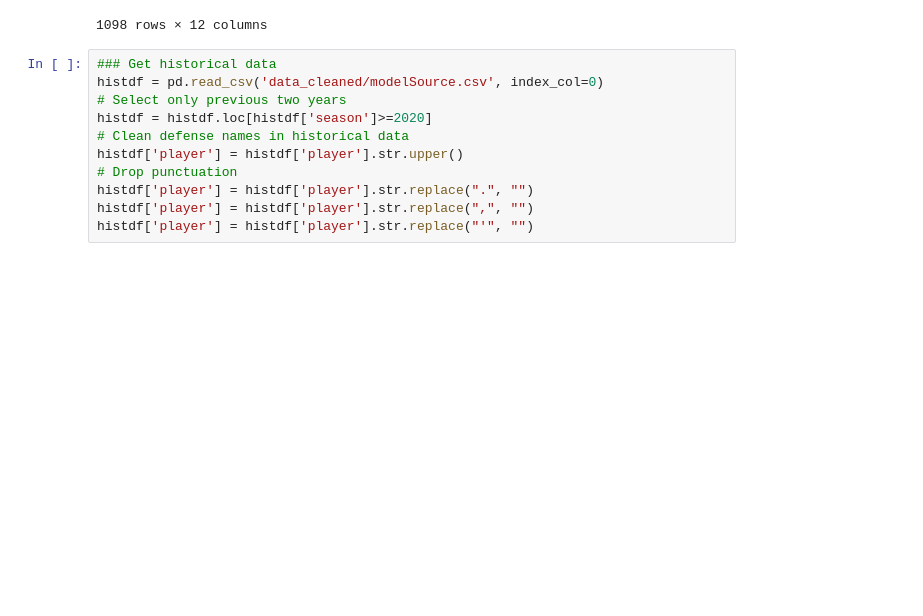
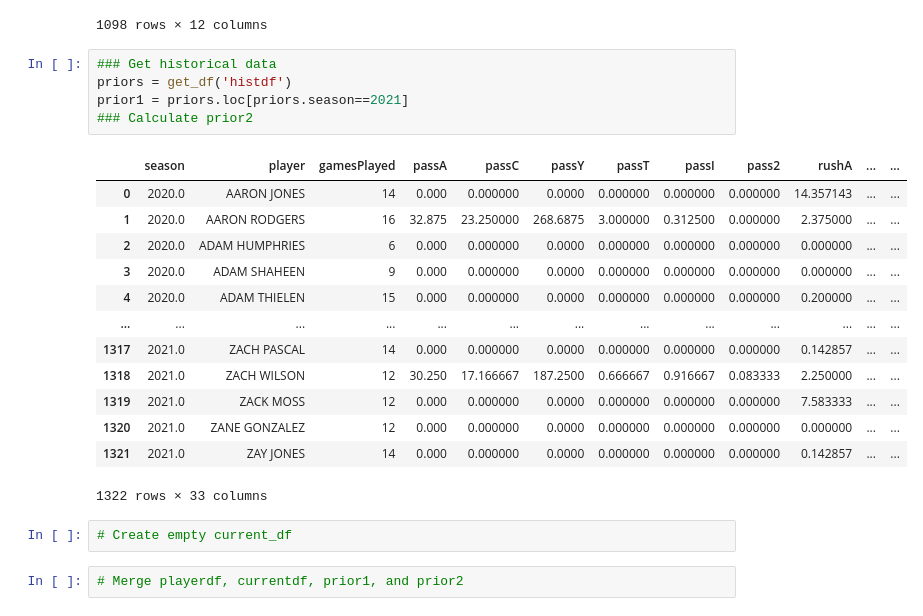
Before and after one commit to travisdharry/ff_demo, a Jupyter notebook: scheduler_new.ipynb, the cells around one changed output. Saved outputs shown, nothing was run; the diff lists cells and outputs as text; blank space fills up the shorter version.

```diff
--- a/scheduler_new.ipynb
+++ b/scheduler_new.ipynb
@@ -329,14 +328,26 @@ player_df
 | 1096 | 13183 | CHAD HANSEN | WR | FA | 27.0 | 3000.0 | 3000.00 | WR3 | NO | NO | NO | ... |
 | 1097 | 16001 | JARED BERNHARDT | WR | ATL | 24.0 | 3000.0 | 3000.00 | WR3 | NO | NO | NO | ... |
 1098 rows × 12 columns
-# %%
-### Get historical data
-histdf = pd.read_csv('data_cleaned/modelSource.csv', index_col=0)
-# Select only previous two years
-histdf = histdf.loc[histdf['season']>=2020]
-# Clean defense names in historical data
-histdf['player'] = histdf['player'].str.upper()
-# Drop punctuation
-histdf['player'] = histdf['player'].str.replace(".", "")
-histdf['player'] = histdf['player'].str.replace(",", "")
-histdf['player'] = histdf['player'].str.replace("'", "")
+# %%
+### Get historical data
+priors = get_df('histdf')
+prior1 = priors.loc[priors.season==2021]
+### Calculate prior2
+# %% [output]
+|  | season | player | gamesPlayed | passA | passC | passY | passT | passI | pass2 | rushA | ... | ... |
+| 0 | 2020.0 | AARON JONES | 14 | 0.000 | 0.000000 | 0.0000 | 0.000000 | 0.000000 | 0.000000 | 14.357143 | ... | ... |
+| 1 | 2020.0 | AARON RODGERS | 16 | 32.875 | 23.250000 | 268.6875 | 3.000000 | 0.312500 | 0.000000 | 2.375000 | ... | ... |
+| 2 | 2020.0 | ADAM HUMPHRIES | 6 | 0.000 | 0.000000 | 0.0000 | 0.000000 | 0.000000 | 0.000000 | 0.000000 | ... | ... |
+| 3 | 2020.0 | ADAM SHAHEEN | 9 | 0.000 | 0.000000 | 0.0000 | 0.000000 | 0.000000 | 0.000000 | 0.000000 | ... | ... |
+| 4 | 2020.0 | ADAM THIELEN | 15 | 0.000 | 0.000000 | 0.0000 | 0.000000 | 0.000000 | 0.000000 | 0.200000 | ... | ... |
+| ... | ... | ... | ... | ... | ... | ... | ... | ... | ... | ... | ... | ... |
+| 1317 | 2021.0 | ZACH PASCAL | 14 | 0.000 | 0.000000 | 0.0000 | 0.000000 | 0.000000 | 0.000000 | 0.142857 | ... | ... |
+| 1318 | 2021.0 | ZACH WILSON | 12 | 30.250 | 17.166667 | 187.2500 | 0.666667 | 0.916667 | 0.083333 | 2.250000 | ... | ... |
+| 1319 | 2021.0 | ZACK MOSS | 12 | 0.000 | 0.000000 | 0.0000 | 0.000000 | 0.000000 | 0.000000 | 7.583333 | ... | ... |
+| 1320 | 2021.0 | ZANE GONZALEZ | 12 | 0.000 | 0.000000 | 0.0000 | 0.000000 | 0.000000 | 0.000000 | 0.000000 | ... | ... |
+| 1321 | 2021.0 | ZAY JONES | 14 | 0.000 | 0.000000 | 0.0000 | 0.000000 | 0.000000 | 0.000000 | 0.142857 | ... | ... |
+1322 rows × 33 columns
+# %%
+# Create empty current_df
+# %%
+# Merge playerdf, currentdf, prior1, and prior2
```
Also changed, not shown: parts of 1 cell of this notebook, 1 other file.
